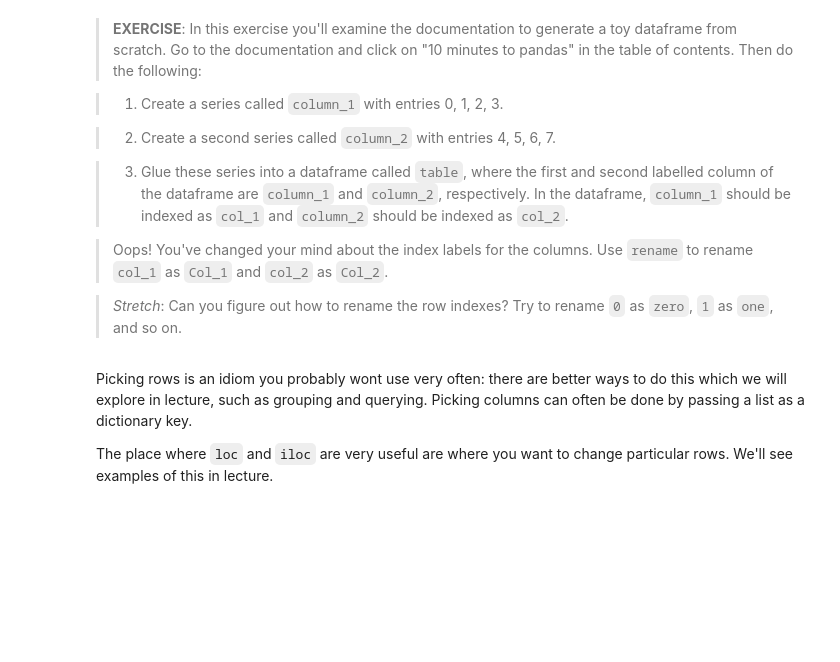
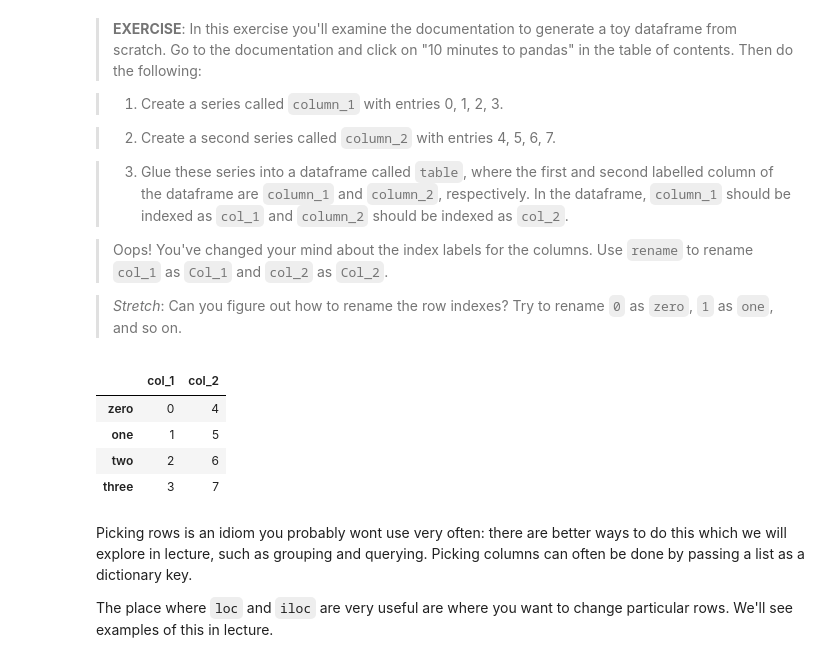
Before and after one commit to mraje16/a-2017, a Jupyter notebook: Labs/Lab1_numstack/Lab1-numstack.ipynb, the cells around one changed output. Saved outputs shown, nothing was run; the diff lists cells and outputs as text; code cells hidden in the pictures; blank space fills up the shorter version.

```diff
--- a/Labs/Lab1_numstack/Lab1-numstack.ipynb
+++ b/Labs/Lab1_numstack/Lab1-numstack.ipynb
@@ -606,3 +862,20 @@ Generally we prefer `iloc` for indexing rows and `loc` for indexing columns.
+# %%
+# your code here
+column_1 = pd.Series([0,1,2,3])
+column_2 = pd.Series([4,5,6,7])
+table = pd.DataFrame(data = {"col_1":column_1, "col_2":column_2})
+table.rename(columns = {"col_1":"Col_1", "col_2":"Col_2"})
+new_index = ["zero", "one", "two", "three"]
+table.rename({0:"zero", 1:"one", 2:"two", 3:"three"})
+#table.rename(lambda x:new_index[x] for x in range(3))
+#table.reindex(new_index)
+#?table.reindex
+# %% [output]
+|  | col_1 | col_2 |
+| zero | 0 | 4 |
+| one | 1 | 5 |
+| two | 2 | 6 |
+| three | 3 | 7 |
 # %% [markdown]
 Picking rows is an idiom you probably wont use very often: there are better ways to do this which we will explore in lecture, such as grouping and querying. Picking columns can often be done by passing a list as a dictionary key.
 
```
Also changed, not shown: parts of 60 cells of this notebook, 3 other files.
